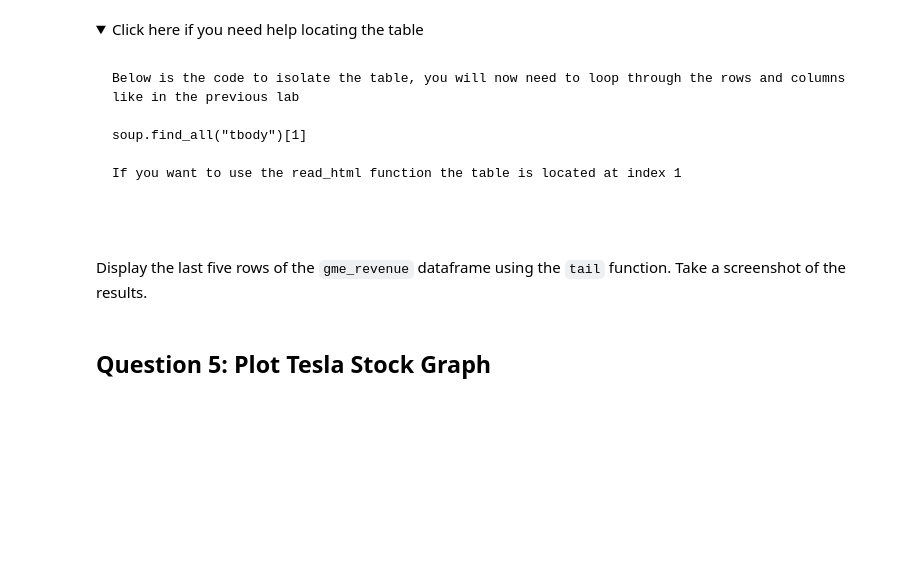
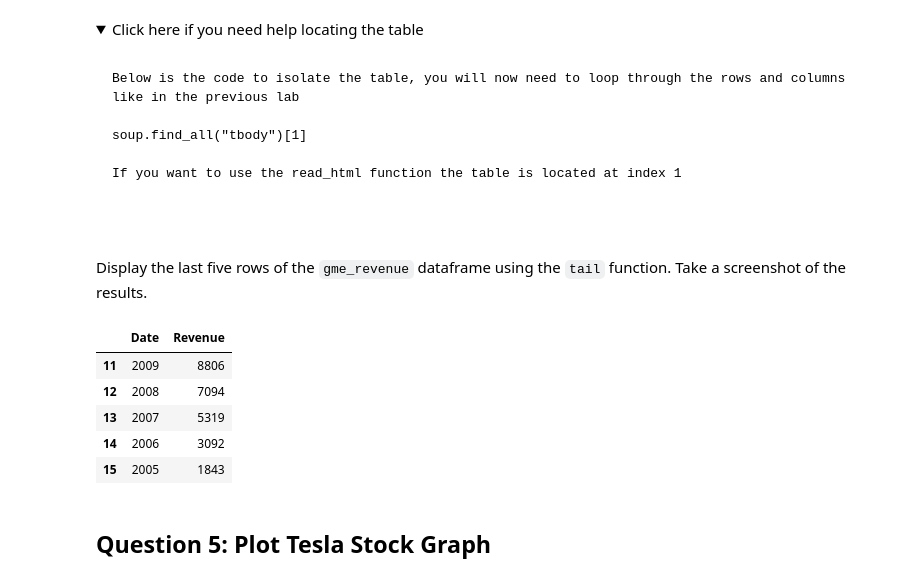
Before and after one commit to beekvangg/testgithub, a Jupyter notebook: Final Assignment-v2.ipynb, the cells around one changed output. Saved outputs shown, nothing was run; the diff lists cells and outputs as text; code cells hidden in the pictures; folded sections open; blank space fills up the shorter version.

````diff
--- a/Final Assignment-v2.ipynb
+++ b/Final Assignment-v2.ipynb
@@ -158,8 +208,12 @@ Using the ticker object and the function `history` extract stock information and
 ## Question 4: Use Webscraping to Extract GME Revenue Data
 # %% [markdown]
 Use the `requests` library to download the webpage https://cf-courses-data.s3.us.cloud-object-storage.appdomain.cloud/IBMDeveloperSkillsNetwork-PY0220EN-SkillsNetwork/labs/project/stock.html. Save the text of the response as a variable named `html_data_2`.
+# %%
+html_data_2 = requests.get("https://cf-courses-data.s3.us.cloud-object-storage.appdomain.cloud/IBMDeveloperSkillsNetwork-PY0220EN-SkillsNetwork/labs/project/stock.html").text
 # %% [markdown]
 Parse the html data using `beautiful_soup` using parser i.e `html5lib` or `html.parser`.
+# %%
+soup = BeautifulSoup(html_data_2, 'html.parser')
 # %% [markdown]
 Using `BeautifulSoup` or the `read_html` function extract the table with `GameStop Revenue` and store it into a dataframe named `gme_revenue`. The dataframe should have columns `Date` and `Revenue`. Make sure the comma and dollar sign is removed from the `Revenue` column.
 # %% [markdown]
@@ -179,8 +233,28 @@ If you want to use the read_html function the table is located at index 1
 ```
 
 </details>
+# %%
+gme_revenue = pd.DataFrame(columns=["Date", "Revenue"])
+
+for row in soup.find("tbody").find_all('tr'):
+    col = row.find_all("td")
+    date = col[0].text
+    revenue = col[1].text
+    gme_revenue = pd.concat([gme_revenue,pd.DataFrame({"Date":[date], "Revenue":[revenue]})], ignore_index=True)
+
+gme_revenue["Revenue"] = gme_revenue['Revenue'].str.replace('$',"")
+gme_revenue["Revenue"] = gme_revenue['Revenue'].str.replace(',',"")
 # %% [markdown]
 Display the last five rows of the `gme_revenue` dataframe using the `tail` function. Take a screenshot of the results.
+# %%
+gme_revenue.tail()
+# %% [output]
+|  | Date | Revenue |
+| 11 | 2009 | 8806 |
+| 12 | 2008 | 7094 |
+| 13 | 2007 | 5319 |
+| 14 | 2006 | 3092 |
+| 15 | 2005 | 1843 |
 # %% [markdown]
 ## Question 5: Plot Tesla Stock Graph
 # %% [markdown]
````
Also changed, not shown: parts of 11 cells of this notebook.
